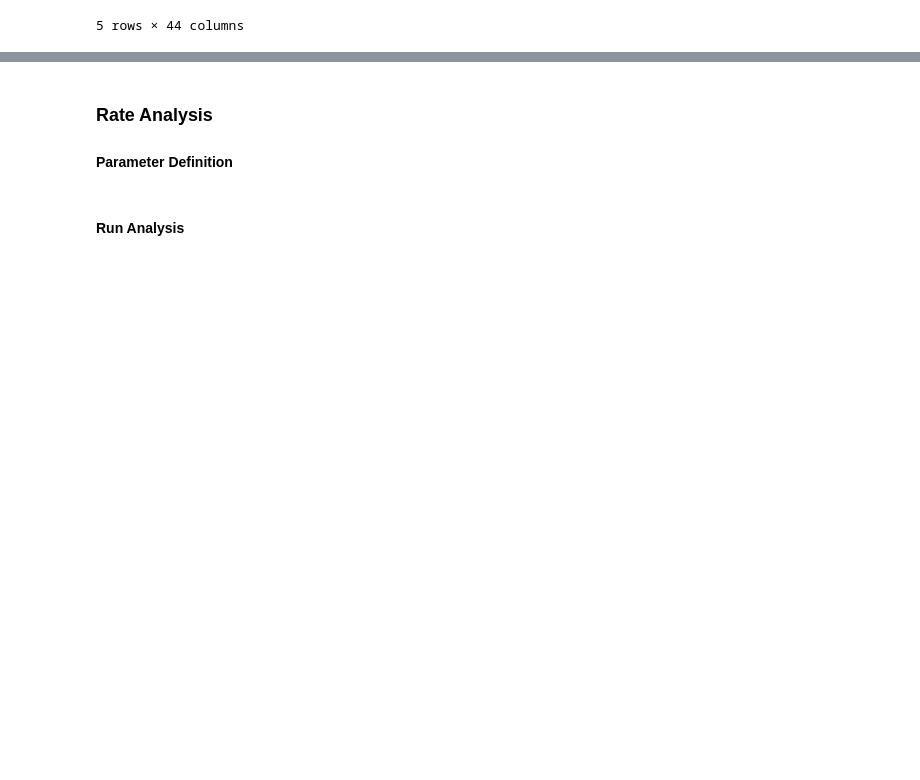
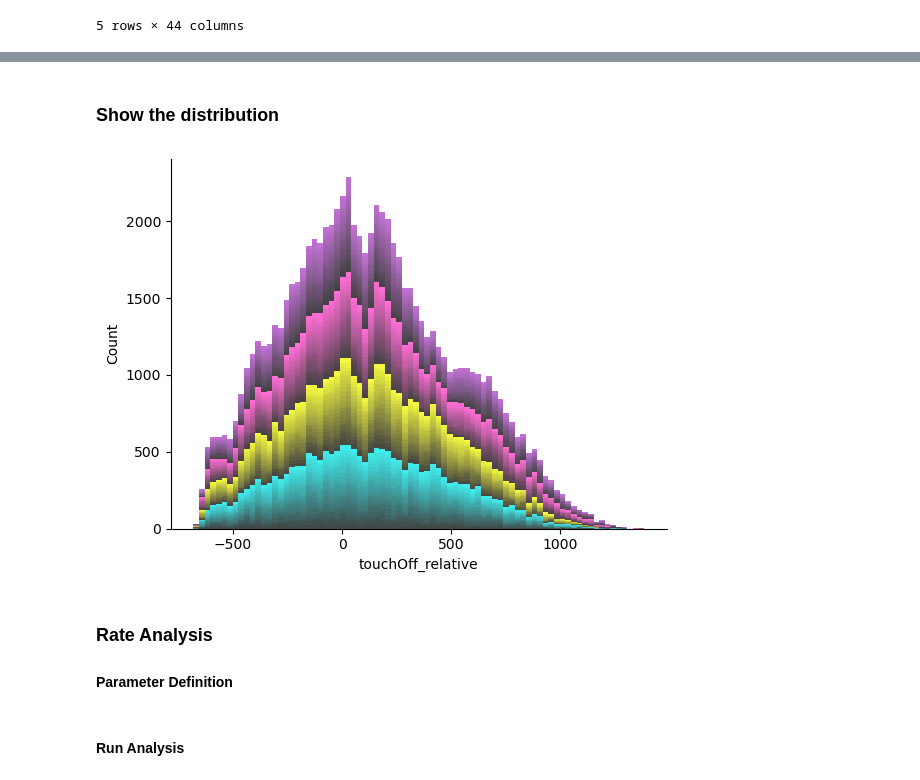
Before and after one commit to ClaraKuper/rapid_movement_inhibition, a Jupyter notebook: scripts/remote/scripts_target_polarity/Main Analysis.ipynb, the cells around one changed output, grey strips where cells are left out. Cells and saved outputs as stored; diff of their text form; code cells hidden in the pictures; blank space fills up the shorter version.

```diff
--- a/scripts/remote/scripts_target_polarity/Main Analysis.ipynb
+++ b/scripts/remote/scripts_target_polarity/Main Analysis.ipynb
@@ -149,0 +170,2 @@ plt.xticks(rotation = 90);
+# %% [markdown]
+### Show the distribution
@@ -150,3 +183,20 @@ plt.xticks(rotation = 90);
+# %%
+trial_data = trial_data.reset_index(drop = True)
+trial_data[condition_col] = [f"{jump_conds[int(trial_data[jump_col][x])]}_{flash_conds[int(trial_data[flash_col][x])]}" for x in trial_data.index]
+trial_copy, new_col_name, color_dict_hist = create_double_color_cols(trial_data.copy(deep=True),
+                                                                    condition_col,
+                                                                    participant_col,
+                                                                    base_colors,
+                                                                    shade_step_size)
+sns.histplot(data=trial_copy,
+            x= time_col,
+            hue=new_col_name,
+            multiple='stack',
+            palette=color_dict_hist,
+            legend=False,
+            edgecolor=None);
+# %% [output]
+[figure, added]
 # %% [markdown]
 ### Rate Analysis
 
```
Also changed, not shown: parts of 15 cells of this notebook, 5 other files.
